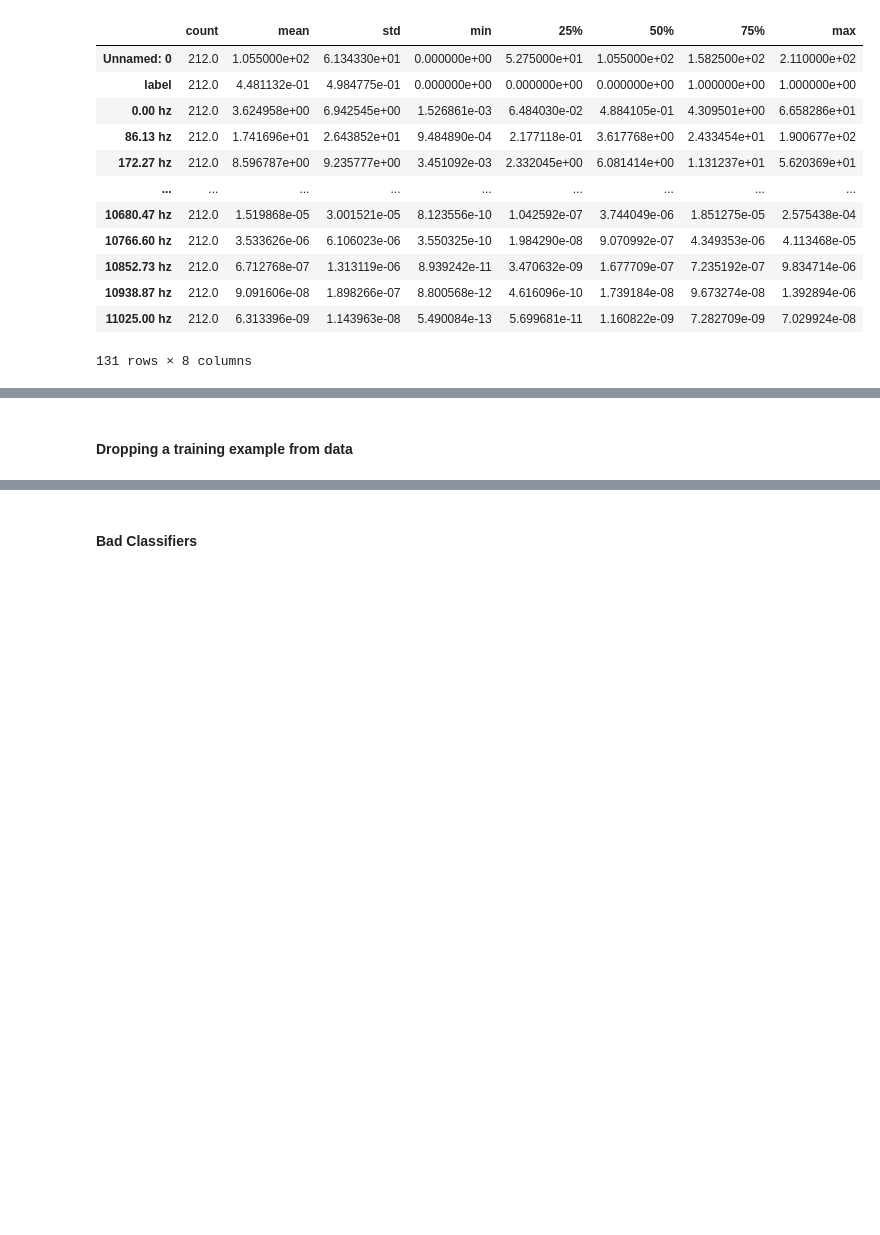
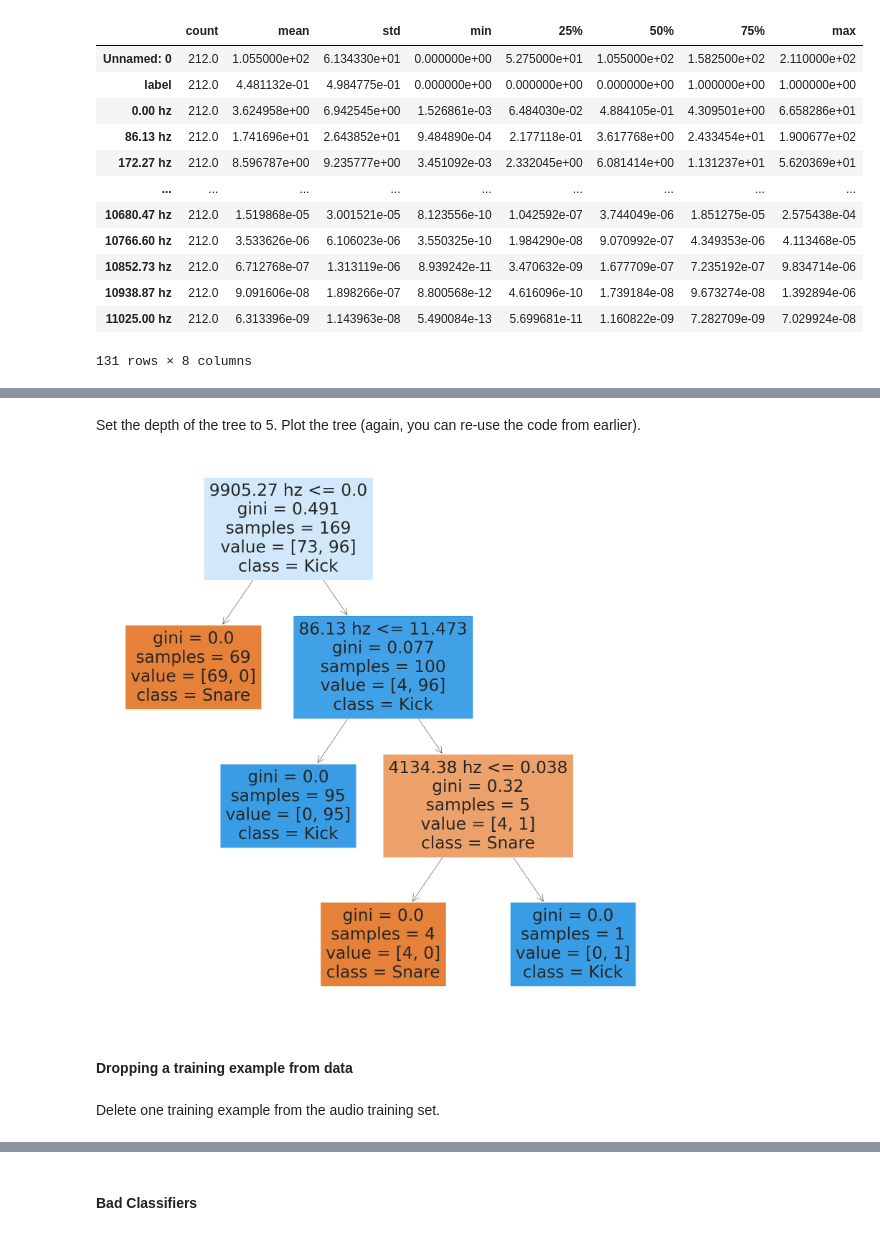
Before and after one commit to zachfreitas/ADS_504_Machine_Learning, a Jupyter notebook: Module_2/assignment_2/Assignment_2.ipynb, the cells around one changed output, grey strips where cells are left out. Drawn from its saved outputs; the diff is of its cells as text; code cells hidden in the pictures; blank space fills up the shorter version.

```diff
--- a/Module_2/assignment_2/Assignment_2.ipynb
+++ b/Module_2/assignment_2/Assignment_2.ipynb
@@ -654,2 +682,19 @@ X_train, X_test, y_train, y_test = train_test_split(X, y, test_size=0.20, random
+# %% [markdown]
+Set the depth of the tree to 5. Plot the tree (again, you can re-use the code from
+earlier).
+# %%
+# Model with max depth of 5
+dtc = DecisionTreeClassifier(max_depth=5).fit(X_train, y_train)
+
+# Plot the decision tree
+fig,ax = plt.subplots(figsize = (30,30))
+treeplot = tree.plot_tree(dtc,
+                          filled=True,
+                          max_depth=None,
+                          feature_names=X_train.columns,
+                          class_names = ['Snare', 'Kick'],
+                          ax=ax)
+# %% [output]
+[figure, added]
 # %% [markdown]
 #### Dropping a training example from data
@@ -661,0 +701,2 @@ X_train, X_test, y_train, y_test =   #80% training
+# %% [markdown]
+Delete one training example from the audio training set.
```
Also changed, not shown: parts of 11 cells of this notebook.
